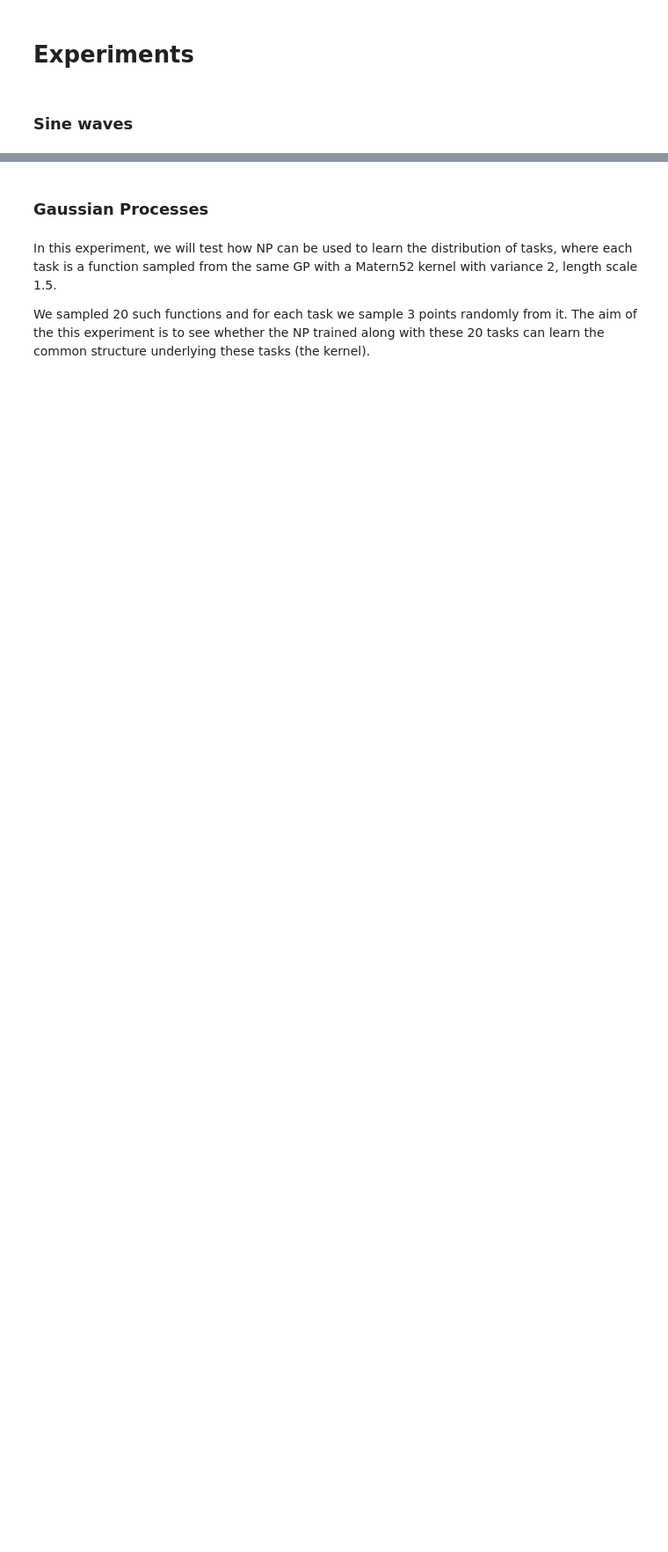
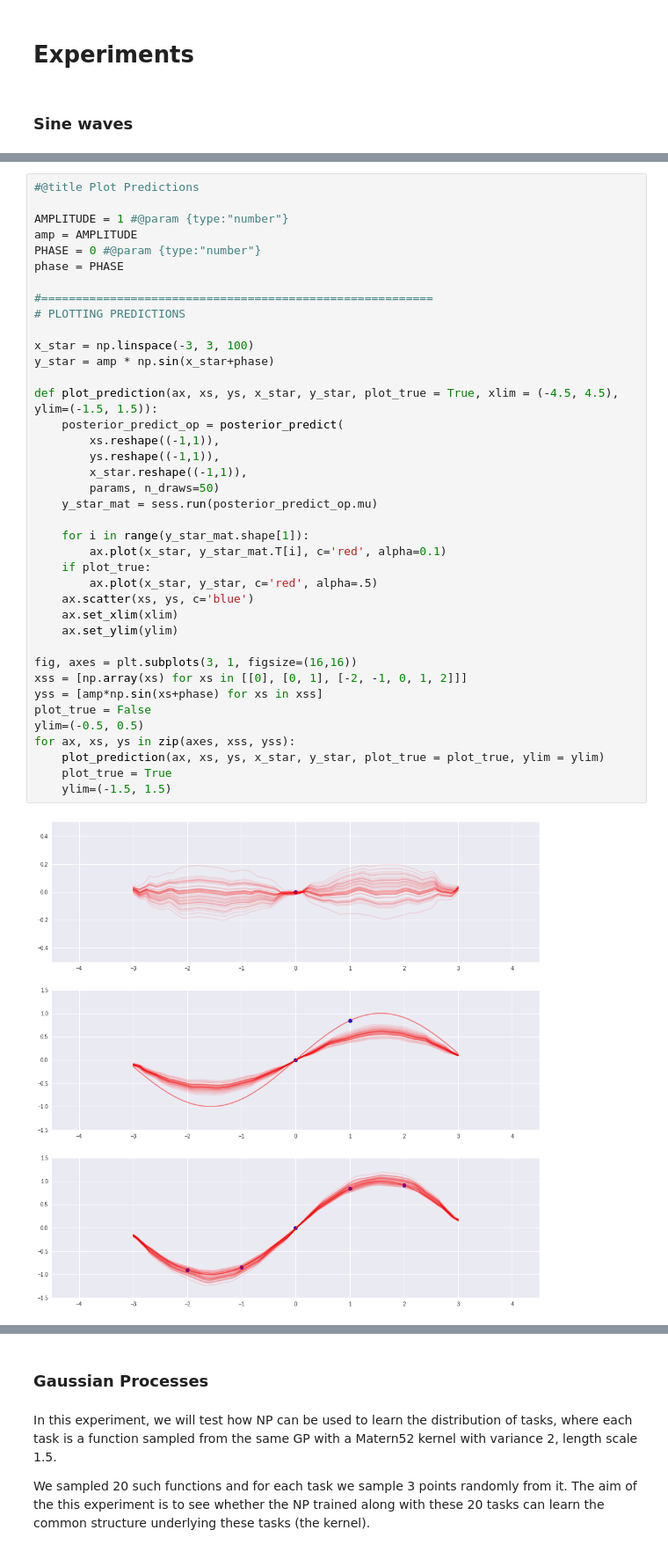
Before and after one commit to JTT94/neural_processes, a Jupyter notebook: notebooks/np.ipynb, the cells around one changed output, grey strips where cells are left out. Shown at 88% size. Drawn from its saved outputs; the diff is of its cells as text; blank space fills up the shorter version.

```diff
--- a/notebooks/np.ipynb
+++ b/notebooks/np.ipynb
@@ -121,0 +265,41 @@ The architecture of CNPs is similar to that of NPs:
+# %%
+#@title Plot Predictions
+
+AMPLITUDE = 1 #@param {type:"number"}
+amp = AMPLITUDE
+PHASE = 0 #@param {type:"number"}
+phase = PHASE
+
+#=========================================================
+# PLOTTING PREDICTIONS
+
+x_star = np.linspace(-3, 3, 100)
+y_star = amp * np.sin(x_star+phase)
+
+def plot_prediction(ax, xs, ys, x_star, y_star, plot_true = True, xlim = (-4.5, 4.5), ylim=(-1.5, 1.5)):
+    posterior_predict_op = posterior_predict(
+        xs.reshape((-1,1)),
+        ys.reshape((-1,1)),
+        x_star.reshape((-1,1)),
+        params, n_draws=50)
+    y_star_mat = sess.run(posterior_predict_op.mu)
+
+    for i in range(y_star_mat.shape[1]):
+        ax.plot(x_star, y_star_mat.T[i], c='red', alpha=0.1)
+    if plot_true:
+        ax.plot(x_star, y_star, c='red', alpha=.5)
+    ax.scatter(xs, ys, c='blue')
+    ax.set_xlim(xlim)
+    ax.set_ylim(ylim)
+
+fig, axes = plt.subplots(3, 1, figsize=(16,16))
+xss = [np.array(xs) for xs in [[0], [0, 1], [-2, -1, 0, 1, 2]]]
+yss = [amp*np.sin(xs+phase) for xs in xss]
+plot_true = False
+ylim=(-0.5, 0.5)
+for ax, xs, ys in zip(axes, xss, yss):
+    plot_prediction(ax, xs, ys, x_star, y_star, plot_true = plot_true, ylim = ylim)
+    plot_true = True
+    ylim=(-1.5, 1.5)
+# %% [output]
+[figure, added]
```
Also changed, not shown: parts of 33 cells of this notebook.
